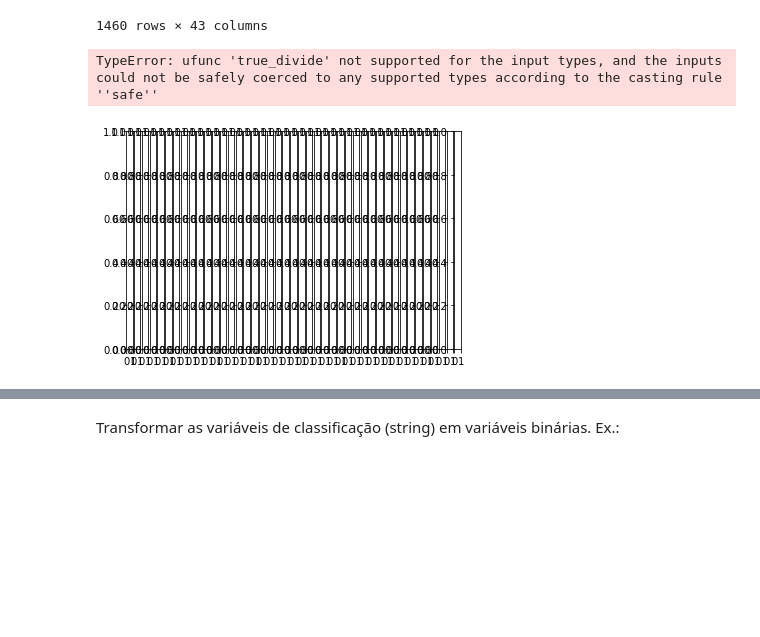
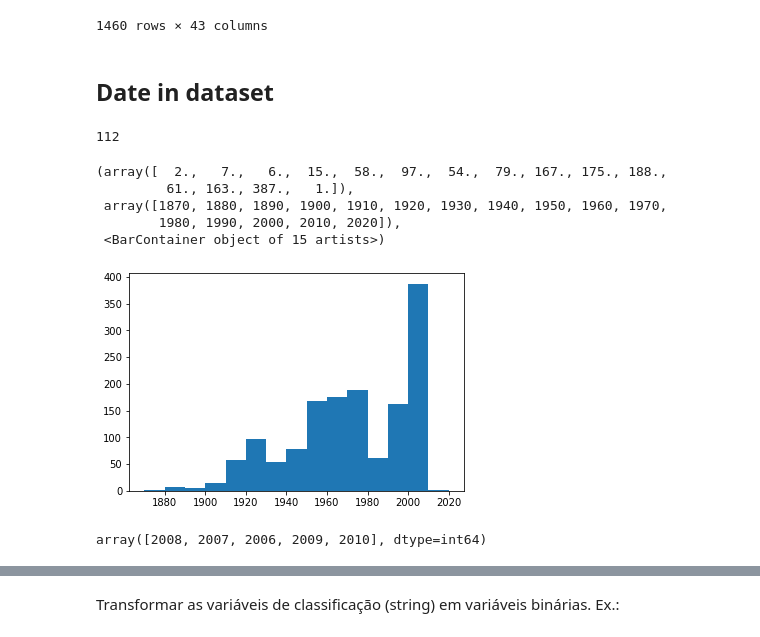
Before and after one commit to marcodeamicis/house_prices_regression, a Jupyter notebook: notebooks/initial_data_exploration_amicis.ipynb, the cells around one changed output, grey strips where cells are left out. Drawn from its saved outputs; the diff is of its cells as text; code cells hidden in the pictures; blank space fills up the shorter version.

```diff
--- a/notebooks/initial_data_exploration_amicis.ipynb
+++ b/notebooks/initial_data_exploration_amicis.ipynb
@@ -236,14 +231,30 @@ df_bp
 | 1459 | RL | Pave | NaN | Reg | Lvl | AllPub | Inside | Gtl | Edwards | ... |
 1460 rows × 43 columns
 # %%
-fig, axs = plt.subplots(1, len(df_bp.columns)) #, figsize(20,10))
+#fig, axs = plt.subplots(1, len(df_bp.columns)) #, figsize(20,10))
 
-for i, ax in enumerate(axs.flat):
-    ax.boxplot(df_bp.iloc[:,i])
-    ax.set_title(df_bp.columns[i], fontsize=20, fontweight='bold')
-    ax.tick_params(axis='y', labelsize=14)
+#for i, ax in enumerate(axs.flat):
+#    ax.boxplot(df_bp.iloc[:,i])
+#    ax.set_title(df_bp.columns[i], fontsize=20, fontweight='bold')
+#    ax.tick_params(axis='y', labelsize=14)
 
-plt.tight_layout()
+#plt.tight_layout()
-# %% [output]
-TypeError: ufunc 'true_divide' not supported for the input types, and the inputs could not be safely coerced to any supported types according to the casting rule ''safe''
-[figure, removed]
+# %% [markdown]
+## Date in dataset
+# %%
+df['YearBuilt'].nunique()
+# %% [output]
+112
+# %%
+plt.hist(df['YearBuilt'], bins=list(range(1870, 2030, 10)))
+# %% [output]
+(array([  2.,   7.,   6.,  15.,  58.,  97.,  54.,  79., 167., 175., 188.,
+         61., 163., 387.,   1.]),
+ array([1870, 1880, 1890, 1900, 1910, 1920, 1930, 1940, 1950, 1960, 1970,
+        1980, 1990, 2000, 2010, 2020]),
+ <BarContainer object of 15 artists>)
+[figure, added]
+# %%
+df['YrSold'].unique()
+# %% [output]
+array([2008, 2007, 2006, 2009, 2010], dtype=int64)
```
Also changed, not shown: parts of 11 cells of this notebook.
